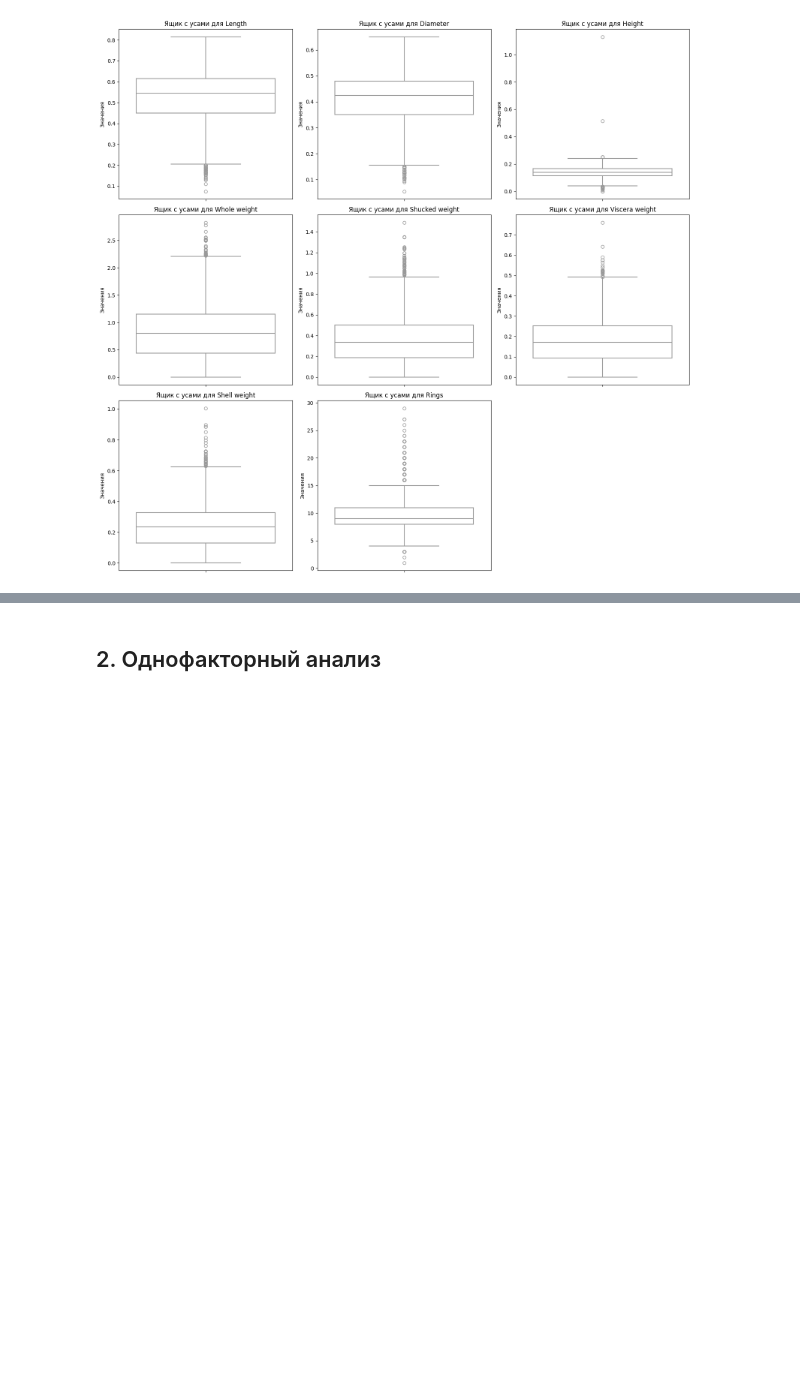
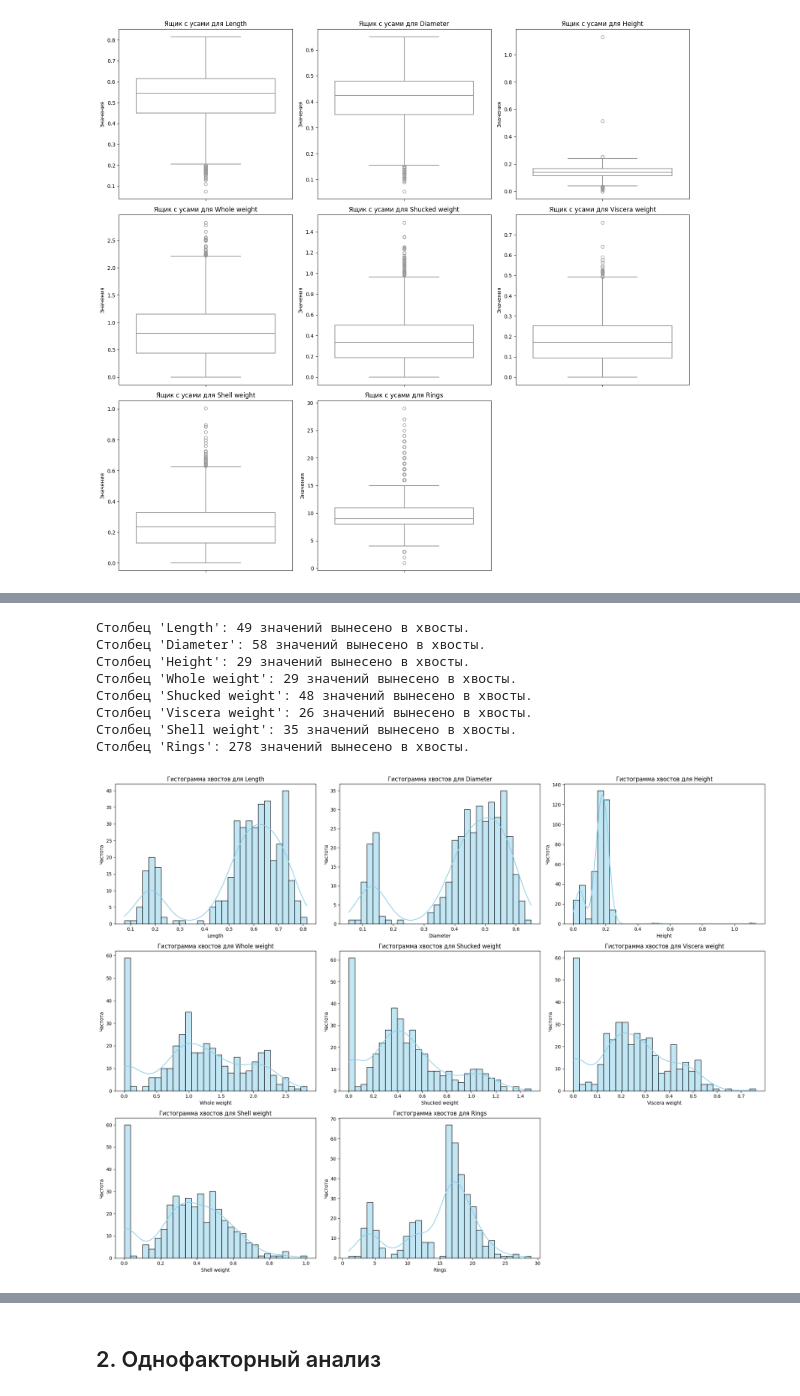
Before and after one commit to OXYCRiNGE/analysis, a Jupyter notebook: analysis.ipynb, the cells around one changed output, grey strips where cells are left out. Cells and saved outputs as stored; diff of their text form; code cells hidden in the pictures; blank space fills up the shorter version.

```diff
--- a/analysis.ipynb
+++ b/analysis.ipynb
@@ -245,0 +269,48 @@ plt.show()
+# %%
+# Выбор всех числовых столбцов
+numeric_columns = df.select_dtypes(include=['number']).columns
+
+# Создаем пустой DataFrame для хранения хвостов
+tails_df = pd.DataFrame()
+
+# Вынос хвостов на основе IQR для всех числовых признаков
+for col in numeric_columns:
+    Q1 = df[col].quantile(0.25)  # 25-й процентиль
+    Q3 = df[col].quantile(0.75)  # 75-й процентиль
+    IQR = Q3 - Q1  # Межквартильный размах
+
+    lower_bound = Q1 - 1.5 * IQR  # Нижняя граница
+    upper_bound = Q3 + 1.5 * IQR  # Верхняя граница
+
+    # Фильтруем хвосты
+    tail_rows = df[(df[col] < lower_bound) | (df[col] > upper_bound)]
+
+    # Добавляем хвосты в отдельный DataFrame
+    tails_df = pd.concat([tails_df, tail_rows])
+
+    print(f"Столбец '{col}': {len(tail_rows)} значений вынесено в хвосты.")
+
+# Удаляем дубликаты строк, если одна строка попала в хвосты для нескольких столбцов
+tails_df = tails_df.drop_duplicates()
+
+# Построение гистограмм для всех числовых признаков с выбросами
+plt.figure(figsize=(20, 15))
+for i, col in enumerate(numeric_columns):
+    plt.subplot((len(numeric_columns) + 2) // 3, 3, i + 1)
+    sns.histplot(tails_df[col], bins=30, kde=True, color='skyblue')
+    plt.title(f'Гистограмма хвостов для {col}')
+    plt.xlabel(col)
+    plt.ylabel('Частота')
+
+plt.tight_layout()
+plt.show()
+# %% [output]
+Столбец 'Length': 49 значений вынесено в хвосты.
+Столбец 'Diameter': 58 значений вынесено в хвосты.
+Столбец 'Height': 29 значений вынесено в хвосты.
+Столбец 'Whole weight': 29 значений вынесено в хвосты.
+Столбец 'Shucked weight': 48 значений вынесено в хвосты.
+Столбец 'Viscera weight': 26 значений вынесено в хвосты.
+Столбец 'Shell weight': 35 значений вынесено в хвосты.
+Столбец 'Rings': 278 значений вынесено в хвосты.
+[figure, added]
```
Also changed, not shown: parts of 78 cells of this notebook.
